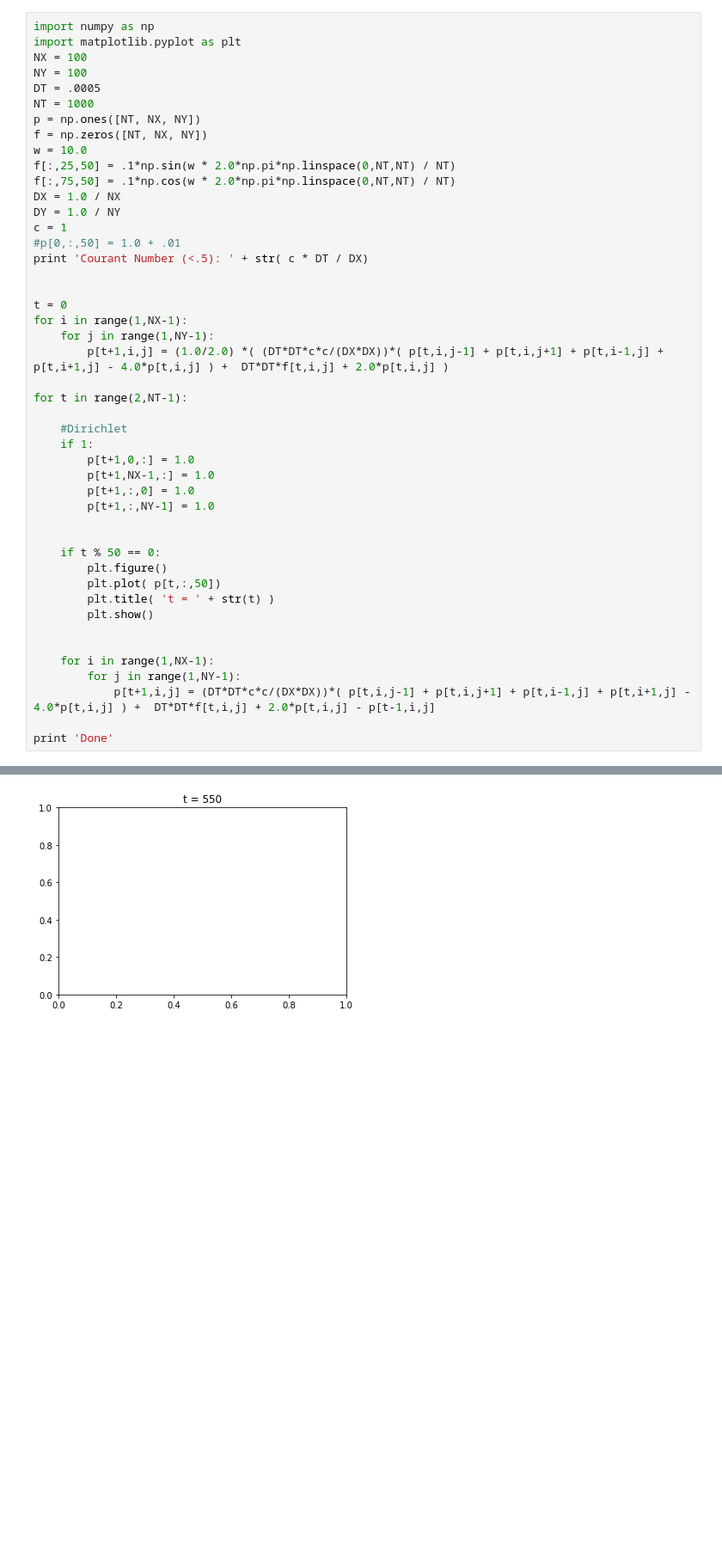
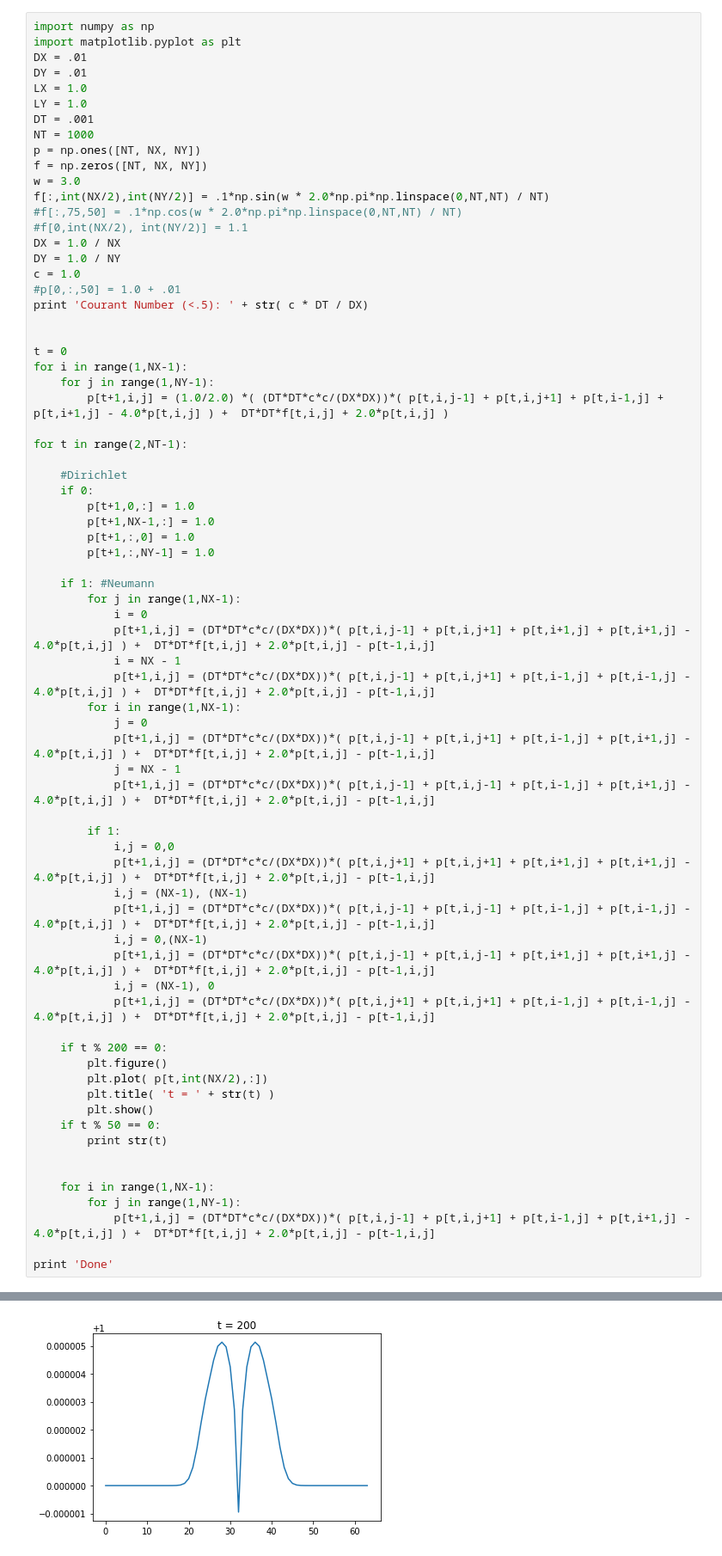
Before and after one commit to dpm314/waveKiller, a Jupyter notebook: workspace.ipynb, the cells around one changed output, grey strips where cells are left out. Shown at 86% size. Saved outputs shown, nothing was run; the diff lists cells and outputs as text; blank space fills up the shorter version.

Commit message:
added neumann BCs

```diff
--- a/workspace.ipynb
+++ b/workspace.ipynb
@@ -1,18 +1,21 @@
 # %%
 import numpy as np
 import matplotlib.pyplot as plt
-NX = 100
-NY = 100
-DT = .0005
+DX = .01
+DY = .01
+LX = 1.0
+LY = 1.0
+DT = .001
 NT = 1000
 p = np.ones([NT, NX, NY])
 f = np.zeros([NT, NX, NY])
-w = 10.0
-f[:,25,50] = .1*np.sin(w * 2.0*np.pi*np.linspace(0,NT,NT) / NT)
-f[:,75,50] = .1*np.cos(w * 2.0*np.pi*np.linspace(0,NT,NT) / NT)
+w = 3.0
+f[:,int(NX/2),int(NY/2)] = .1*np.sin(w * 2.0*np.pi*np.linspace(0,NT,NT) / NT)
+#f[:,75,50] = .1*np.cos(w * 2.0*np.pi*np.linspace(0,NT,NT) / NT)
+#f[0,int(NX/2), int(NY/2)] = 1.1
 DX = 1.0 / NX
 DY = 1.0 / NY
-c = 1
+c = 1.0
 #p[0,:,50] = 1.0 + .01
 print 'Courant Number (<.5): ' + str( c * DT / DX)
 
@@ -25,18 +28,41 @@ for i in range(1,NX-1):
 for t in range(2,NT-1):
 
     #Dirichlet
-    if 1:
+    if 0:
         p[t+1,0,:] = 1.0
         p[t+1,NX-1,:] = 1.0
         p[t+1,:,0] = 1.0
         p[t+1,:,NY-1] = 1.0
 
+    if 1: #Neumann
+        for j in range(1,NX-1):
+            i = 0
+            p[t+1,i,j] = (DT*DT*c*c/(DX*DX))*( p[t,i,j-1] + p[t,i,j+1] + p[t,i+1,j] + p[t,i+1,j] - 4.0*p[t,i,j] ) +  DT*DT*f[t,i,j] + 2.0*p[t,i,j] - p[t-1,i,j]
+            i = NX - 1
+            p[t+1,i,j] = (DT*DT*c*c/(DX*DX))*( p[t,i,j-1] + p[t,i,j+1] + p[t,i-1,j] + p[t,i-1,j] - 4.0*p[t,i,j] ) +  DT*DT*f[t,i,j] + 2.0*p[t,i,j] - p[t-1,i,j]
+        for i in range(1,NX-1):
+            j = 0
+            p[t+1,i,j] = (DT*DT*c*c/(DX*DX))*( p[t,i,j-1] + p[t,i,j+1] + p[t,i-1,j] + p[t,i+1,j] - 4.0*p[t,i,j] ) +  DT*DT*f[t,i,j] + 2.0*p[t,i,j] - p[t-1,i,j]
+            j = NX - 1
+            p[t+1,i,j] = (DT*DT*c*c/(DX*DX))*( p[t,i,j-1] + p[t,i,j-1] + p[t,i-1,j] + p[t,i+1,j] - 4.0*p[t,i,j] ) +  DT*DT*f[t,i,j] + 2.0*p[t,i,j] - p[t-1,i,j]
 
-    if t % 50 == 0:
+        if 1:
+            i,j = 0,0
+            p[t+1,i,j] = (DT*DT*c*c/(DX*DX))*( p[t,i,j+1] + p[t,i,j+1] + p[t,i+1,j] + p[t,i+1,j] - 4.0*p[t,i,j] ) +  DT*DT*f[t,i,j] + 2.0*p[t,i,j] - p[t-1,i,j]
+            i,j = (NX-1), (NX-1)
+            p[t+1,i,j] = (DT*DT*c*c/(DX*DX))*( p[t,i,j-1] + p[t,i,j-1] + p[t,i-1,j] + p[t,i-1,j] - 4.0*p[t,i,j] ) +  DT*DT*f[t,i,j] + 2.0*p[t,i,j] - p[t-1,i,j]
+            i,j = 0,(NX-1)
+            p[t+1,i,j] = (DT*DT*c*c/(DX*DX))*( p[t,i,j-1] + p[t,i,j-1] + p[t,i+1,j] + p[t,i+1,j] - 4.0*p[t,i,j] ) +  DT*DT*f[t,i,j] + 2.0*p[t,i,j] - p[t-1,i,j]
+            i,j = (NX-1), 0
+            p[t+1,i,j] = (DT*DT*c*c/(DX*DX))*( p[t,i,j+1] + p[t,i,j+1] + p[t,i-1,j] + p[t,i-1,j] - 4.0*p[t,i,j] ) +  DT*DT*f[t,i,j] + 2.0*p[t,i,j] - p[t-1,i,j]
+
+    if t % 200 == 0:
         plt.figure()
-        plt.plot( p[t,:,50])
+        plt.plot( p[t,int(NX/2),:])
         plt.title( 't = ' + str(t) )
         plt.show()
+    if t % 50 == 0:
+        print str(t)
 
 
     for i in range(1,NX-1):
@@ -49 +78 @@ Courant Number (<.5): 0.05
-[figure, old version]
+[figure, new version]
```
Also changed, not shown: parts of 2 cells of this notebook.
